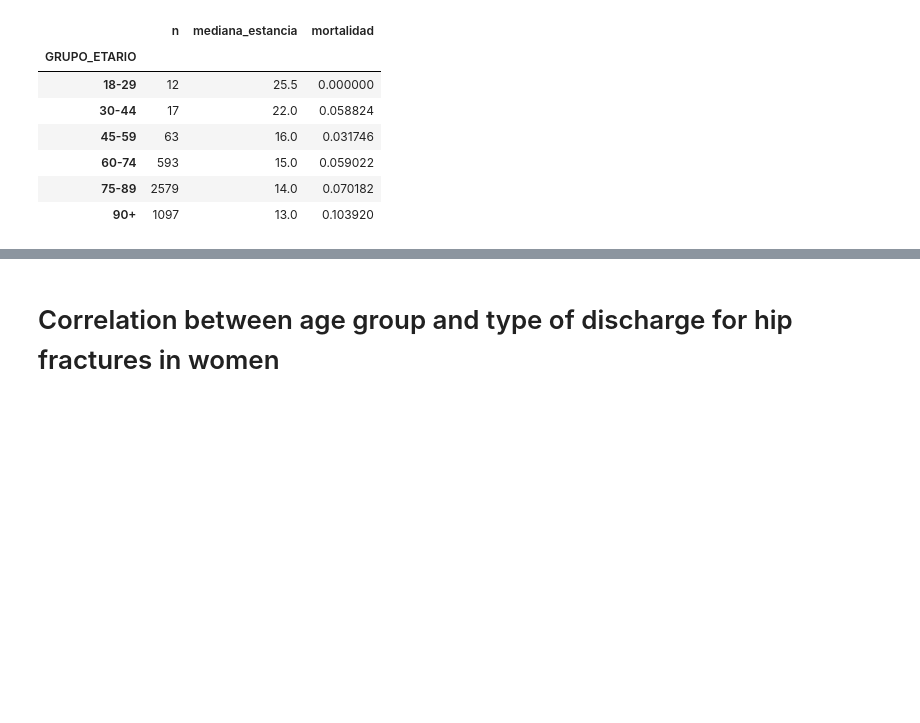
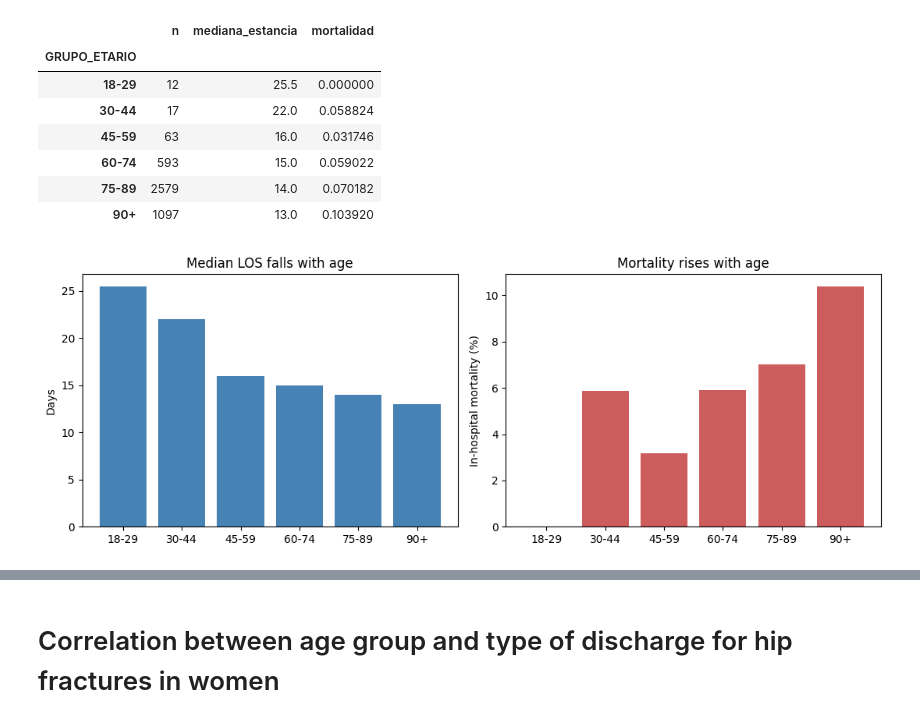
Before and after one commit to pbj-glitch/BusinessIntelligence, a Jupyter notebook: Group_02_C1/analysis/GROUP_02_C1_Analysis.ipynb, the cells around one changed output, grey strips where cells are left out. Drawn from its saved outputs; the diff is of its cells as text; code cells hidden in the pictures; blank space fills up the shorter version.

```diff
--- a/c1MariaLukas.ipynb
+++ b/Group_02_C1/analysis/GROUP_02_C1_Analysis.ipynb
@@ -8,8 +7,11 @@ import numpy as np
 # Initial data loading
 # %%
 #abrir grd parquet para explorar los datos y hacer un análisis de los mismos.
-grd_parquet = pd.read_parquet('./grd_procesado.parquet')
-#grd_parquet = pd.read_parquet('/Users/maria/Documents/Business Intelligence/W1/grd_procesado.parquet')
+#grd_parquet = pd.read_parquet('./grd_procesado.parquet')
+grd_parquet = pd.read_parquet('/Users/maria/Documents/Business Intehlligence/W1/grd_procesado.parquet')
+
+#grd_parquet = pd.read_parquet('Group_02_C1/data/grd_procesado.parquet')
+
 grd_parquet.head()  # Mostrar las primeras filas del DataFrame para explorar los datos
 
 
@@ -318,3 +385,21 @@ hip.groupby('GRUPO_ETARIO', observed=True).agg(
 | 60-74 | 593 | 15.0 | 0.059022 |
 | 75-89 | 2579 | 14.0 | 0.070182 |
 | 90+ | 1097 | 13.0 | 0.103920 |
+# %%
+summary = hip.groupby('GRUPO_ETARIO', observed=True).agg(
+    mediana_estancia=('DIAS_ESTANCIA', 'median'),
+    mortalidad=('FALLECIDO', 'mean')
+)
+
+fig, axes = plt.subplots(1, 2, figsize=(11, 4))
+axes[0].bar(summary.index.astype(str), summary['mediana_estancia'], color='steelblue')
+axes[0].set_title('Median LOS falls with age')
+axes[0].set_ylabel('Days')
+
+axes[1].bar(summary.index.astype(str), summary['mortalidad'] * 100, color='indianred')
+axes[1].set_title('Mortality rises with age')
+axes[1].set_ylabel('In-hospital mortality (%)')
+plt.tight_layout()
+plt.show()
+# %% [output]
+[figure, added]
```
Also changed, not shown: parts of 40 cells of this notebook, 33 other files.
